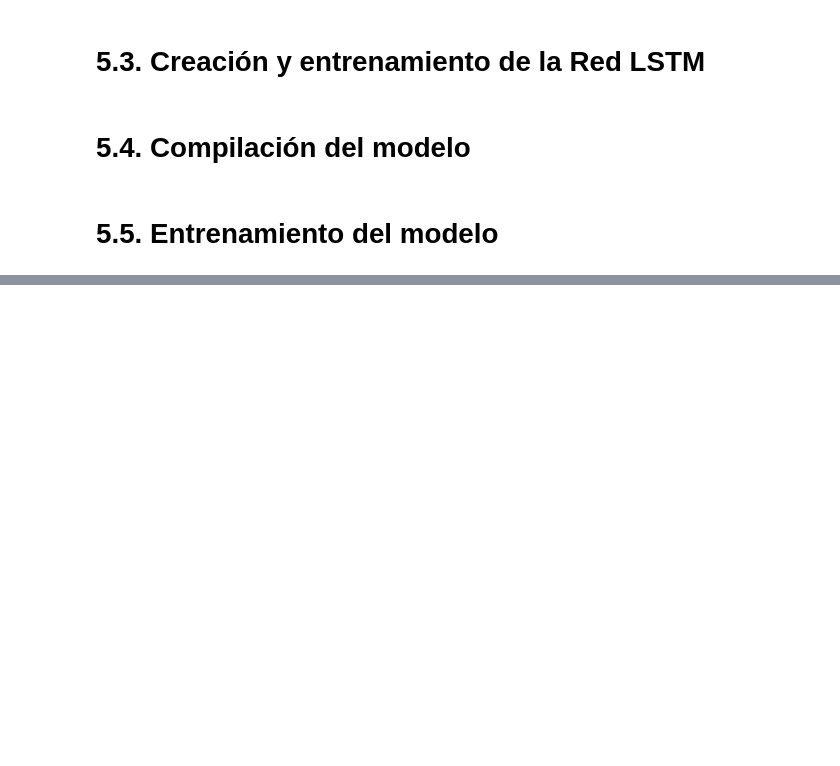
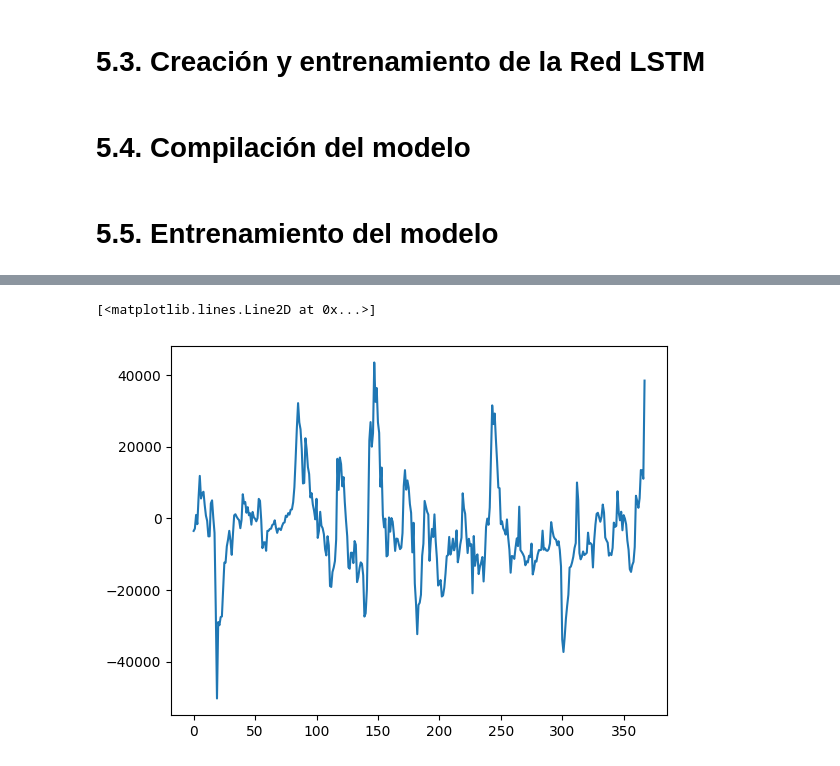
Before and after one commit to hernanifran/SerieT2, a Jupyter notebook: TP2.BTC.ipynb, the cells around one changed output, grey strips where cells are left out. Saved outputs shown, nothing was run; the diff lists cells and outputs as text; code cells hidden in the pictures; blank space fills up the shorter version.

```diff
--- a/TP2.BTC.ipynb
+++ b/TP2.BTC.ipynb
@@ -540,0 +568,11 @@ Epoch 9/80
+# %%
+def predecir(x, model, scaler):
+    # Calcular predicción escalada en el rango de -1 a 1
+    y_pred_s = model.predict(x,verbose=0)
+
+    # Llevar la predicción a la escala original
+    y_pred = scaler.inverse_transform(y_pred_s)
+
+    return y_pred.flatten()
+# %%
+y_ts_pred = predecir(x_ts_s, modelo2, scaler)
@@ -540,0 +582,7 @@ Epoch 9/80
+# %%
+# Cálculo de errores simples
+errores = y_ts.flatten()-y_ts_pred
+plt.plot(errores)
+# %% [output]
+[<matplotlib.lines.Line2D at 0x...>]
+[figure, added]
```
Also changed, not shown: parts of 8 cells of this notebook.
